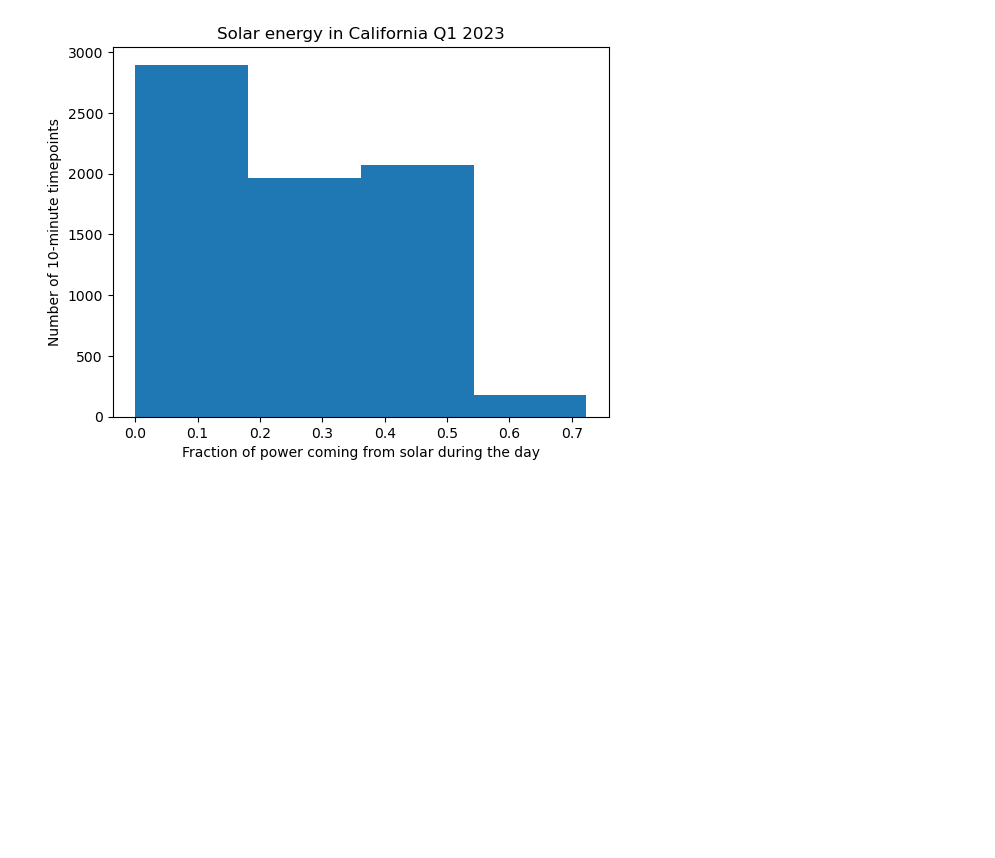
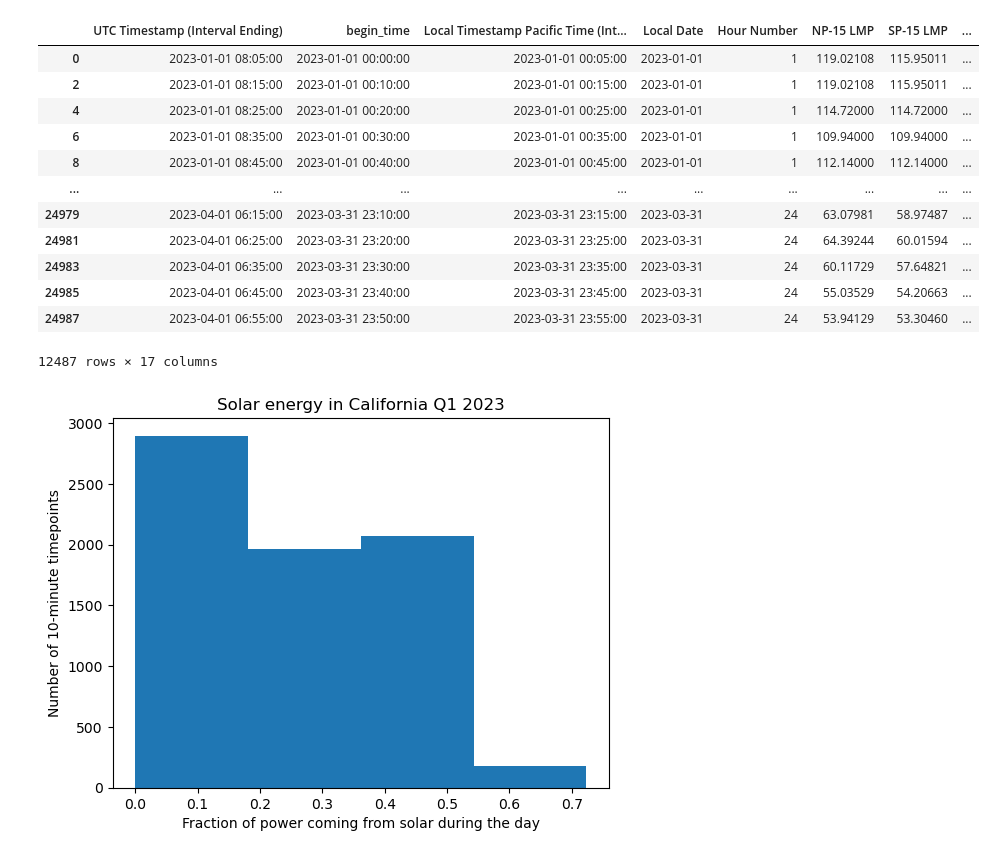
Before and after one commit to shabarishch/PowerPrices, a Jupyter notebook: Shabarish_local_main.ipynb, the cells around one changed output. Saved outputs shown, nothing was run; the diff lists cells and outputs as text; code cells hidden in the pictures; blank space fills up the shorter version.

```diff
--- a/Shabarish_local_main.ipynb
+++ b/Shabarish_local_main.ipynb
@@ -22,7 +22,21 @@ gendata = gendata[gendata['begin_time'].apply(lambda x: x.minute % 10 == 0)]
 gendata['solar_scaled'] = gendata.apply(lambda x: x['Solar Generation (MW)']/20 , axis=1)
 gendata = gendata[gendata.apply(lambda x : x['solar_scaled']>0, axis=1)]
 # %%
-pricedata[]
+pricedata
+# %% [output]
+|  | UTC Timestamp (Interval Ending) | begin_time | Local Timestamp Pacific Time (Int... | Local Date | Hour Number | NP-15 LMP | SP-15 LMP | ... |
+| 0 | 2023-01-01 08:05:00 | 2023-01-01 00:00:00 | 2023-01-01 00:05:00 | 2023-01-01 | 1 | 119.02108 | 115.95011 | ... |
+| 2 | 2023-01-01 08:15:00 | 2023-01-01 00:10:00 | 2023-01-01 00:15:00 | 2023-01-01 | 1 | 119.02108 | 115.95011 | ... |
+| 4 | 2023-01-01 08:25:00 | 2023-01-01 00:20:00 | 2023-01-01 00:25:00 | 2023-01-01 | 1 | 114.72000 | 114.72000 | ... |
+| 6 | 2023-01-01 08:35:00 | 2023-01-01 00:30:00 | 2023-01-01 00:35:00 | 2023-01-01 | 1 | 109.94000 | 109.94000 | ... |
+| 8 | 2023-01-01 08:45:00 | 2023-01-01 00:40:00 | 2023-01-01 00:45:00 | 2023-01-01 | 1 | 112.14000 | 112.14000 | ... |
+| ... | ... | ... | ... | ... | ... | ... | ... | ... |
+| 24979 | 2023-04-01 06:15:00 | 2023-03-31 23:10:00 | 2023-03-31 23:15:00 | 2023-03-31 | 24 | 63.07981 | 58.97487 | ... |
+| 24981 | 2023-04-01 06:25:00 | 2023-03-31 23:20:00 | 2023-03-31 23:25:00 | 2023-03-31 | 24 | 64.39244 | 60.01594 | ... |
+| 24983 | 2023-04-01 06:35:00 | 2023-03-31 23:30:00 | 2023-03-31 23:35:00 | 2023-03-31 | 24 | 60.11729 | 57.64821 | ... |
+| 24985 | 2023-04-01 06:45:00 | 2023-03-31 23:40:00 | 2023-03-31 23:45:00 | 2023-03-31 | 24 | 55.03529 | 54.20663 | ... |
+| 24987 | 2023-04-01 06:55:00 | 2023-03-31 23:50:00 | 2023-03-31 23:55:00 | 2023-03-31 | 24 | 53.94129 | 53.30460 | ... |
+12487 rows × 17 columns
 # %%
 # Get data between specified dates
 def filter_times(df, time1, time2):
```
Also changed, not shown: parts of 7 cells of this notebook, 39 other files.
